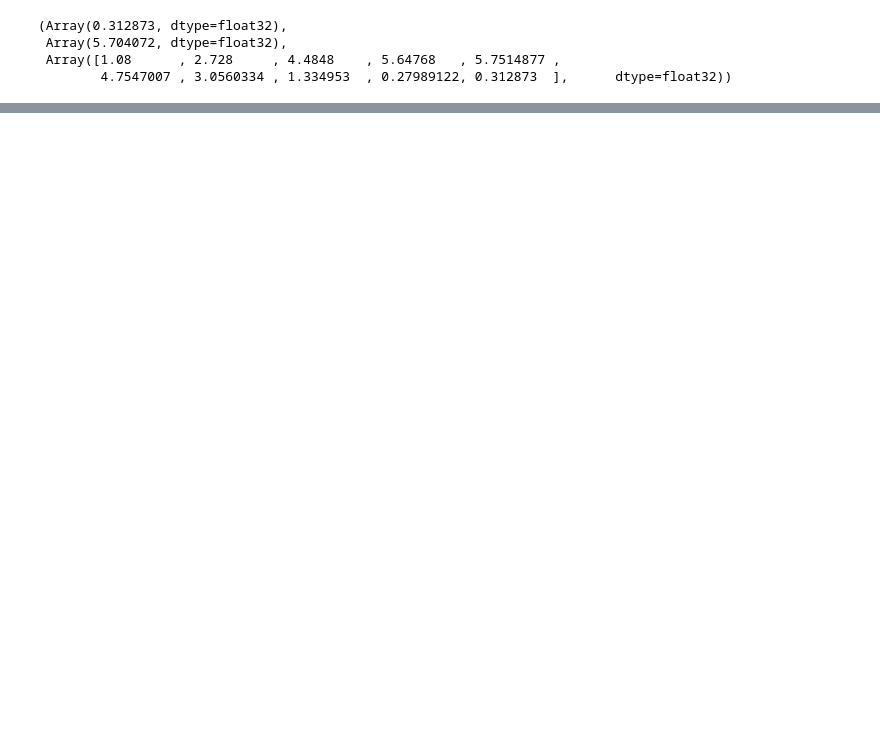
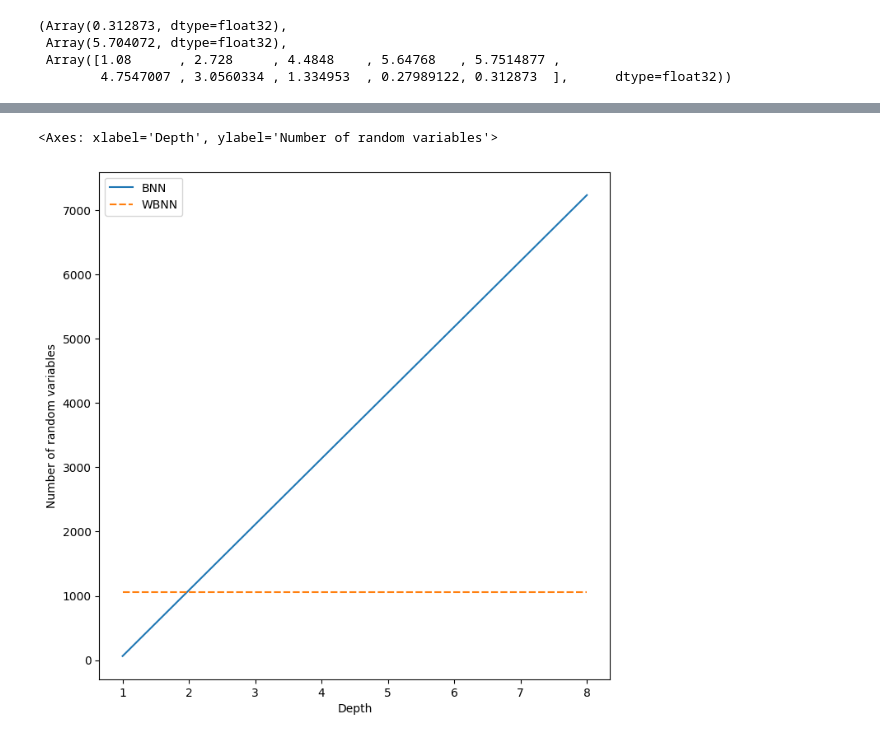
Before and after one commit to Snailed/thesis-code, a Jupyter notebook: notebooks/hmc-jax-implementation/hmc-implementation.ipynb, the cells around one changed output, grey strips where cells are left out. Cells and saved outputs as stored; diff of their text form; code cells hidden in the pictures; blank space fills up the shorter version.

```diff
--- a/notebooks/hmc-jax-implementation/hmc-implementation.ipynb
+++ b/notebooks/hmc-jax-implementation/hmc-implementation.ipynb
@@ -255,0 +371,18 @@ Video("donut_hmc.mp4")
+# %%
+dicts = []
+width = 32
+for i in range(1,9):
+    dicts += [{
+        "BNN": 2*(width+1)+ (i-1)*width**2,
+        "WBNN": (width+1)*width,
+    }]
+df = pd.DataFrame(dicts)
+df.index = range(1,9)
+fig = plt.figure(figsize=(8, 8))
+ax = fig.gca()
+ax.set_xlabel("Depth")
+ax.set_ylabel("Number of random variables")
+sns.lineplot(ax=ax,data=df)
+# %% [output]
+<Axes: xlabel='Depth', ylabel='Number of random variables'>
+[figure, added]
```
Also changed, not shown: parts of 13 cells of this notebook, 14 other files.
